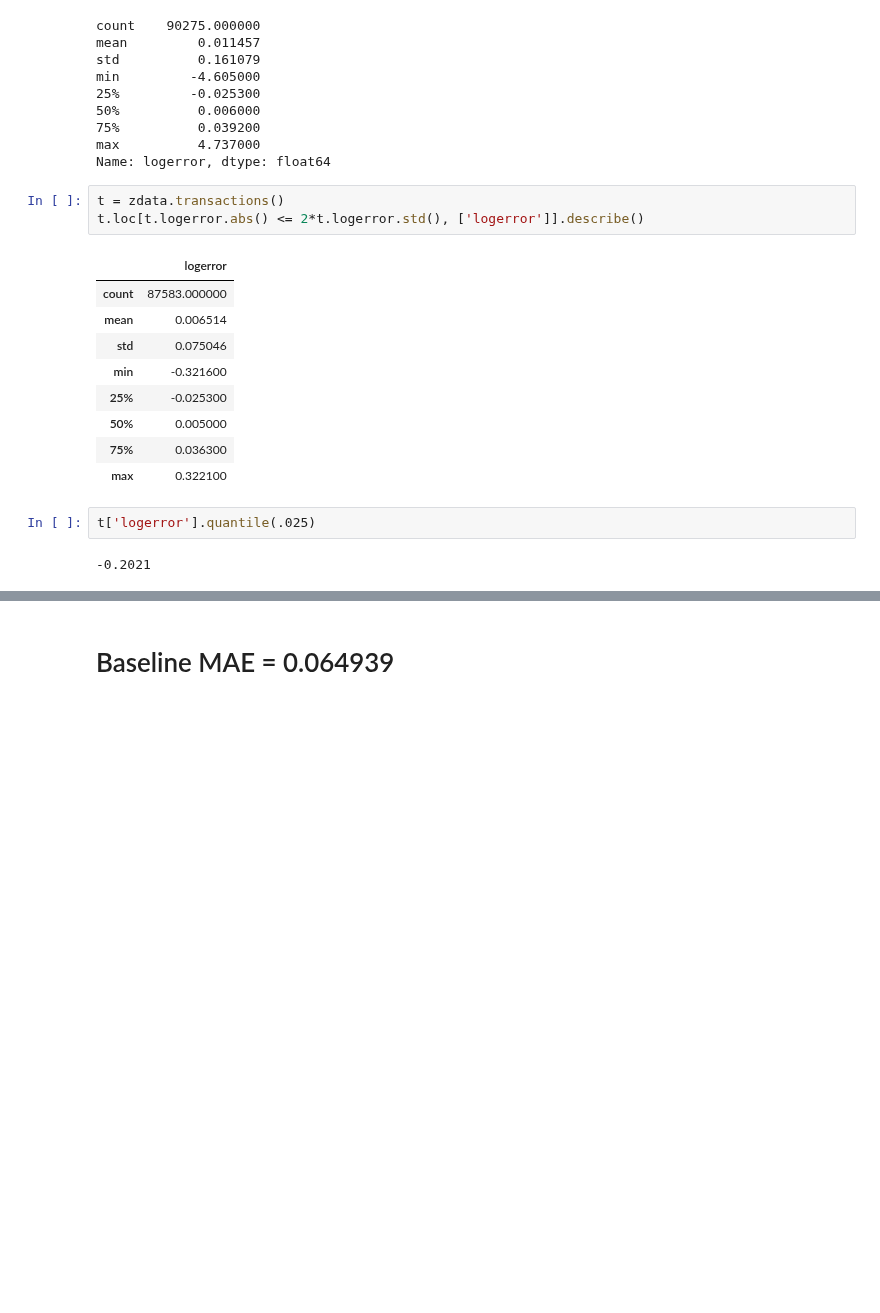
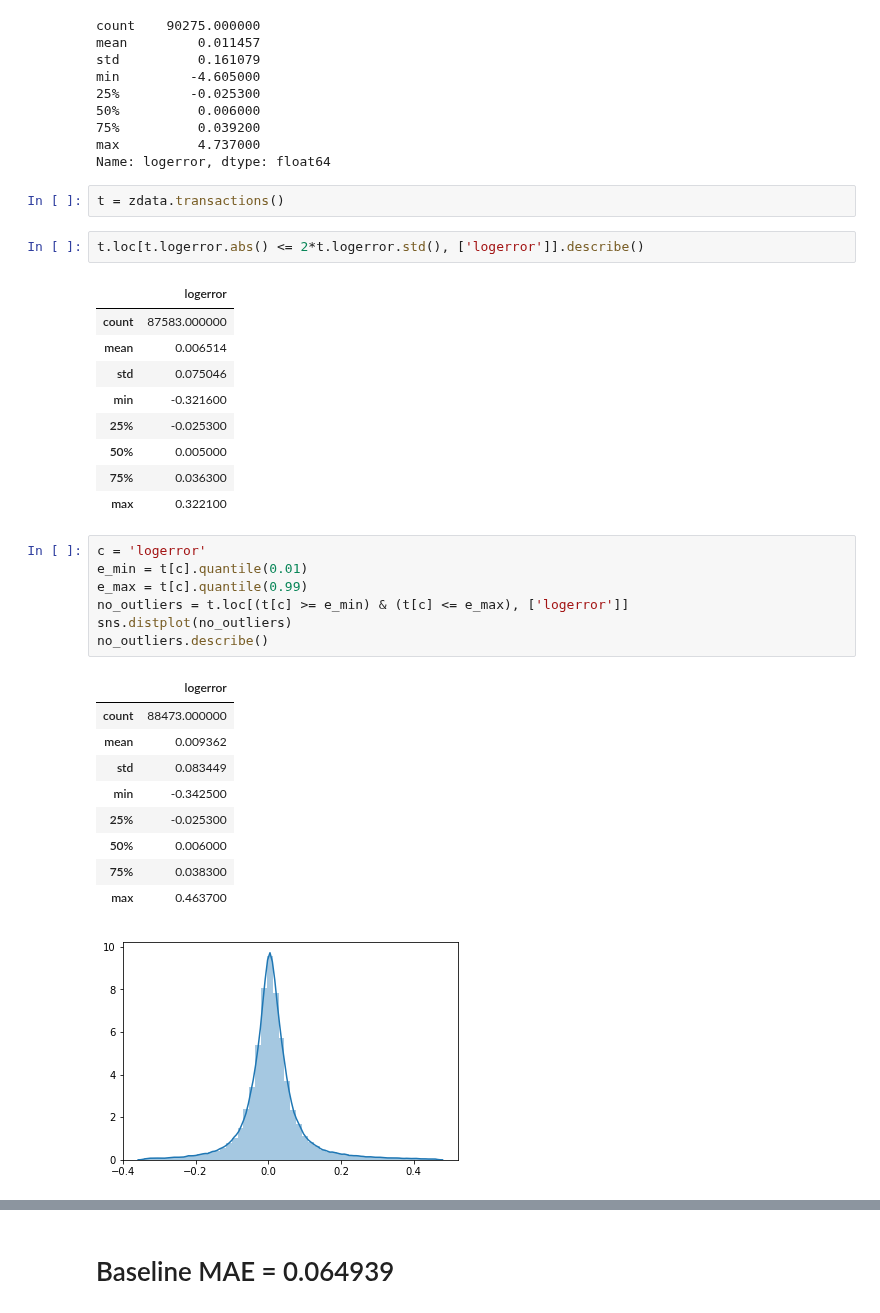
Before and after one commit to ibratface/dl_projects, a Jupyter notebook: zillow.ipynb, the cells around one changed output, grey strips where cells are left out. Drawn from its saved outputs; the diff is of its cells as text; blank space fills up the shorter version.

```diff
--- a/zillow.ipynb
+++ b/zillow.ipynb
@@ -67,8 +71,9 @@ min         -4.605000
 75%          0.039200
 max          4.737000
 Name: logerror, dtype: float64
+# %%
+t = zdata.transactions()
 # %%
-t = zdata.transactions()
 t.loc[t.logerror.abs() <= 2*t.logerror.std(), ['logerror']].describe()
 # %% [output]
 |  | logerror |
@@ -80,7 +85,21 @@ t.loc[t.logerror.abs() <= 2*t.logerror.std(), ['logerror']].describe()
 | 50% | 0.005000 |
 | 75% | 0.036300 |
 | max | 0.322100 |
-# %%
-t['logerror'].quantile(.025)
-# %% [output]
--0.2021
+# %%
+c = 'logerror'
+e_min = t[c].quantile(0.01)
+e_max = t[c].quantile(0.99)
+no_outliers = t.loc[(t[c] >= e_min) & (t[c] <= e_max), ['logerror']]
+sns.distplot(no_outliers)
+no_outliers.describe()
+# %% [output]
+|  | logerror |
+| count | 88473.000000 |
+| mean | 0.009362 |
+| std | 0.083449 |
+| min | -0.342500 |
+| 25% | -0.025300 |
+| 50% | 0.006000 |
+| 75% | 0.038300 |
+| max | 0.463700 |
+[figure, added]
```
Also changed, not shown: parts of 15 cells of this notebook, 1 other file.
